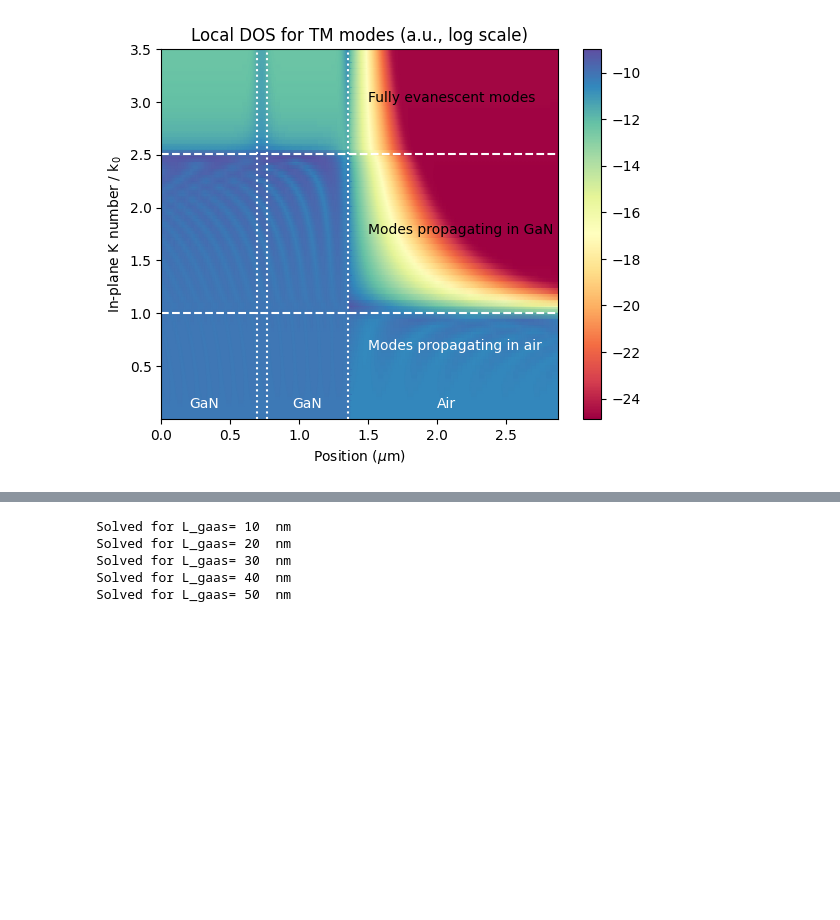
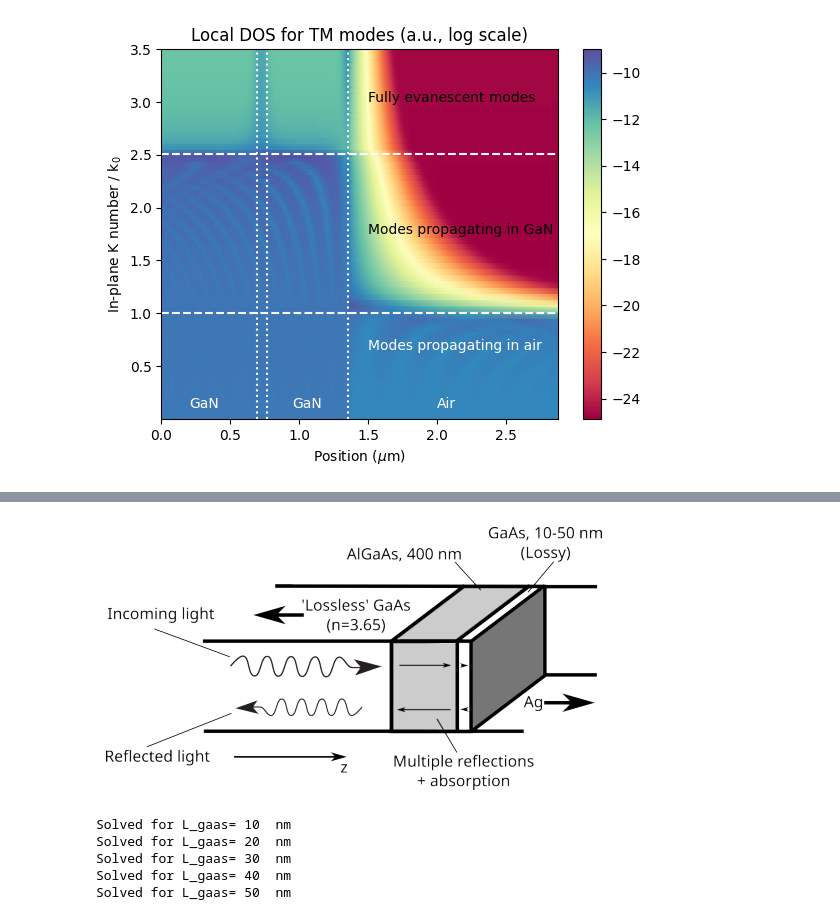
Before and after one commit to pyrykivisaari/admit-FED, a Jupyter notebook: examples.ipynb, the cells around one changed output, grey strips where cells are left out. Drawn from its saved outputs; the diff is of its cells as text; code cells hidden in the pictures; blank space fills up the shorter version.

```diff
--- a/examples.ipynb
+++ b/examples.ipynb
@@ -29,3 +33,8 @@ Here, we calculate...
+# %%
+import imageplot as im
+im.plotIt("images/structure_reflectivity.png")
+# %% [output]
+[figure, added]
 # %%
 import example_reflectivity
 # %% [output]
```
Also changed, not shown: parts of 1 cell of this notebook.
